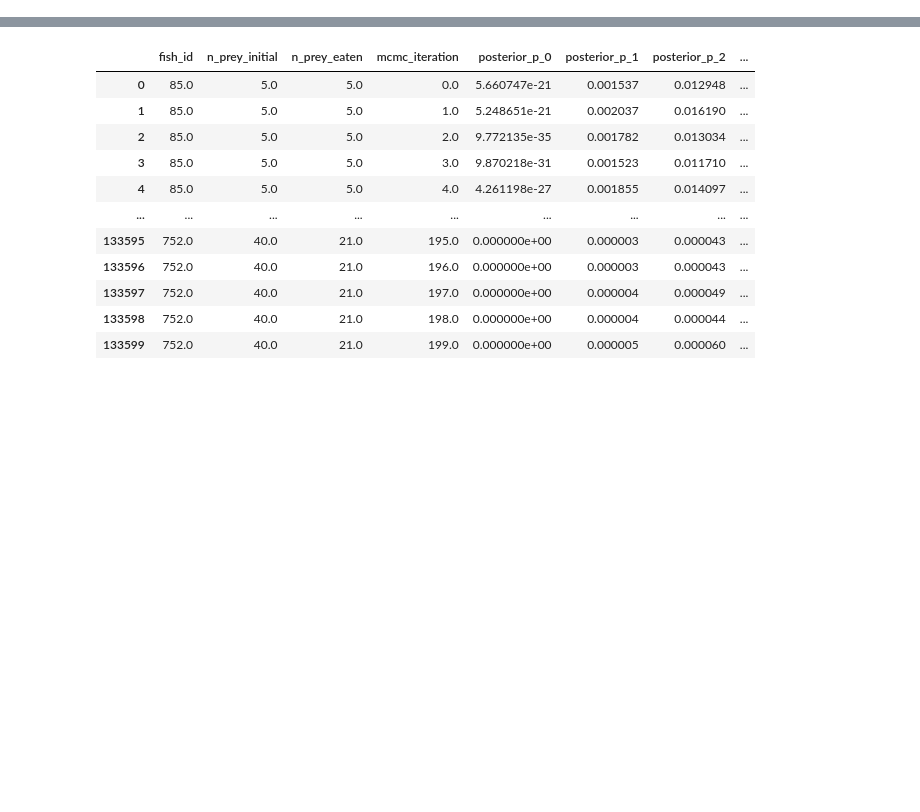
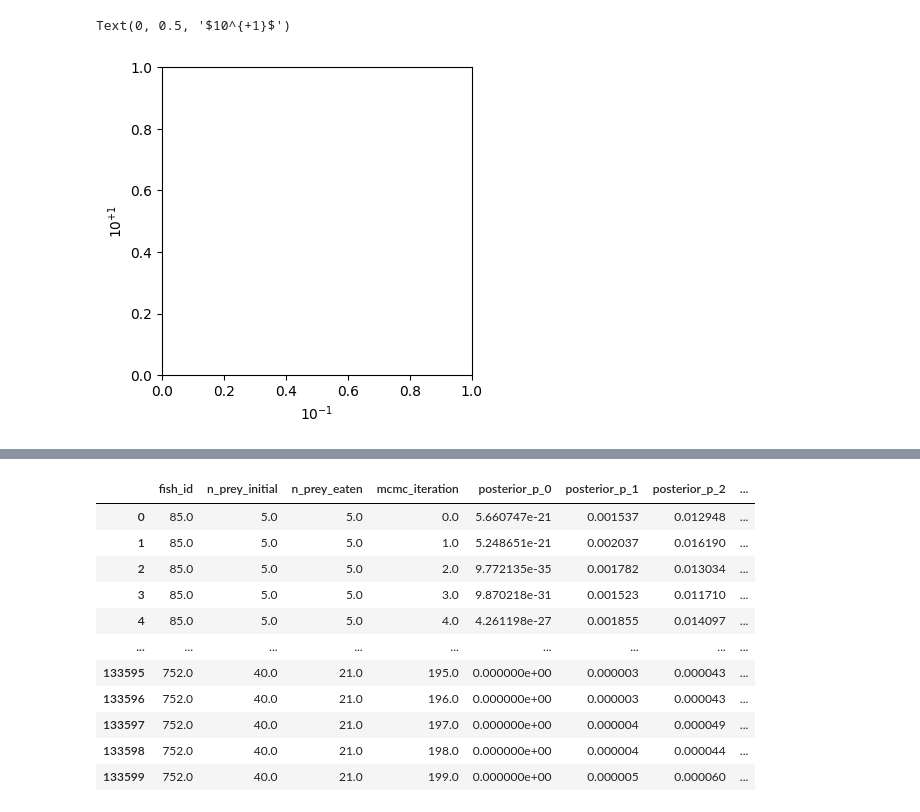
Before and after one commit to rccreswell/functional-response, a Jupyter notebook: model_run_model1.ipynb, the cells around one changed output, grey strips where cells are left out. Cells and saved outputs as stored; diff of their text form; code cells hidden in the pictures; blank space fills up the shorter version.

```diff
--- a/model_run_model1.ipynb
+++ b/model_run_model1.ipynb
@@ -103,3 +103,11 @@ plt.show()
+# %%
+fig = plt.figure(figsize=(4, 4))
+ax = fig.add_subplot(1, 1, 1)
+ax.set_xlabel(r'$10^{-1}$')
+ax.set_ylabel(r'$10^{+1}$')
+# %% [output]
+Text(0, 0.5, '$10^{+1}$')
+[figure, added]
 # %%
 class Likelihood(pints.LogPDF):
     def __init__(self, ns_prey_eaten, ns_prey_initial, X_a, X_h, n_beta, n_gamma):
```
Also changed, not shown: parts of 3 cells of this notebook, 1 other file.
